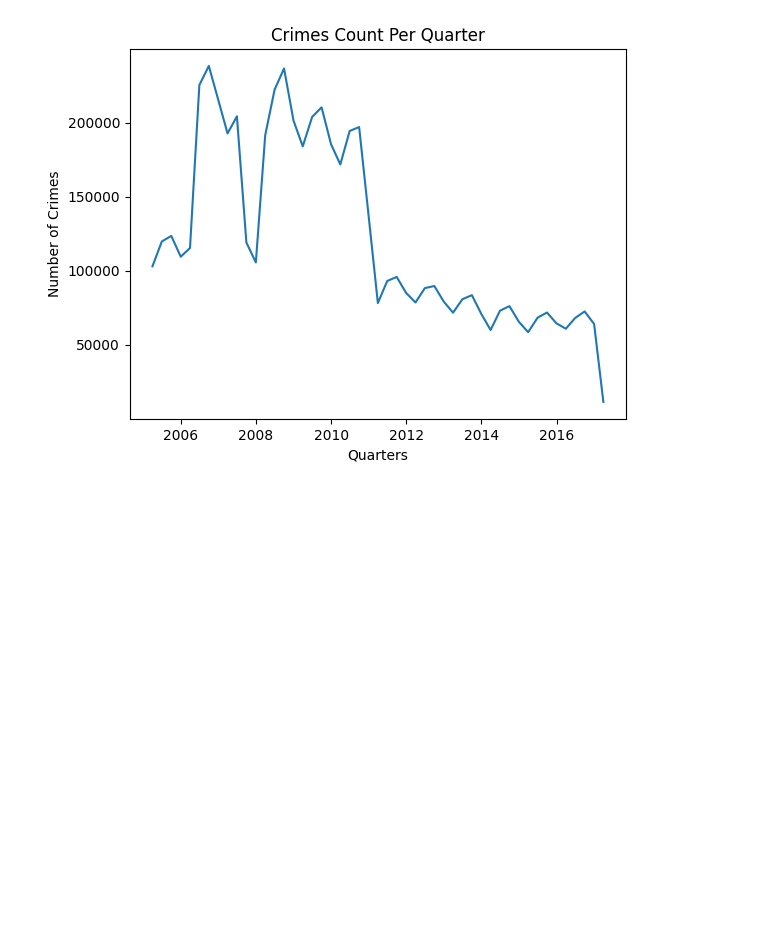
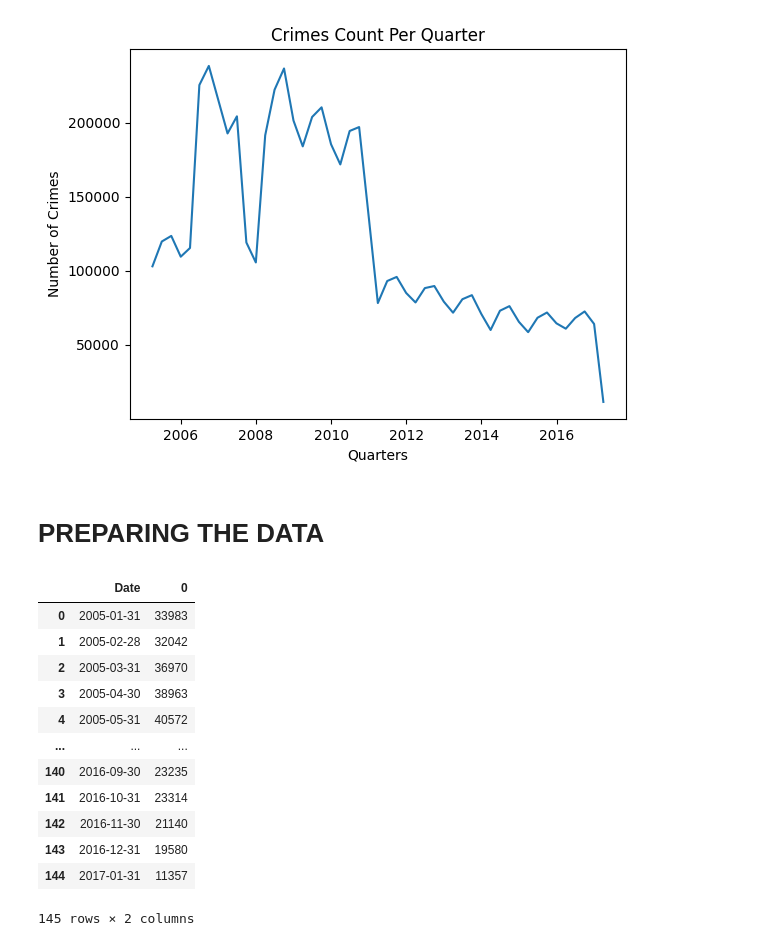
Before and after one commit to iAadiDev/ML_P03_PTS_Chicago-Crime-Rate, a Jupyter notebook: ML_P03_PTS_Chicago-Crime-Rate.ipynb, the cells around one changed output. Cells and saved outputs as stored; diff of their text form; code cells hidden in the pictures; blank space fills up the shorter version.

```diff
--- a/ML_P03_PTS_Chicago-Crime-Rate.ipynb
+++ b/ML_P03_PTS_Chicago-Crime-Rate.ipynb
@@ -252,4 +252,22 @@ plt.ylabel('Number of Crimes')
 Text(0, 0.5, 'Number of Crimes')
 [figure]
 # %% [markdown]
-#
+# PREPARING THE DATA
+# %%
+chicago_prophet = chicago_df.resample('M').size().reset_index()
+# %%
+chicago_prophet
+# %% [output]
+|  | Date | 0 |
+| 0 | 2005-01-31 | 33983 |
+| 1 | 2005-02-28 | 32042 |
+| 2 | 2005-03-31 | 36970 |
+| 3 | 2005-04-30 | 38963 |
+| 4 | 2005-05-31 | 40572 |
+| ... | ... | ... |
+| 140 | 2016-09-30 | 23235 |
+| 141 | 2016-10-31 | 23314 |
+| 142 | 2016-11-30 | 21140 |
+| 143 | 2016-12-31 | 19580 |
+| 144 | 2017-01-31 | 11357 |
+145 rows × 2 columns
```
Also changed, not shown: parts of 13 cells of this notebook.
